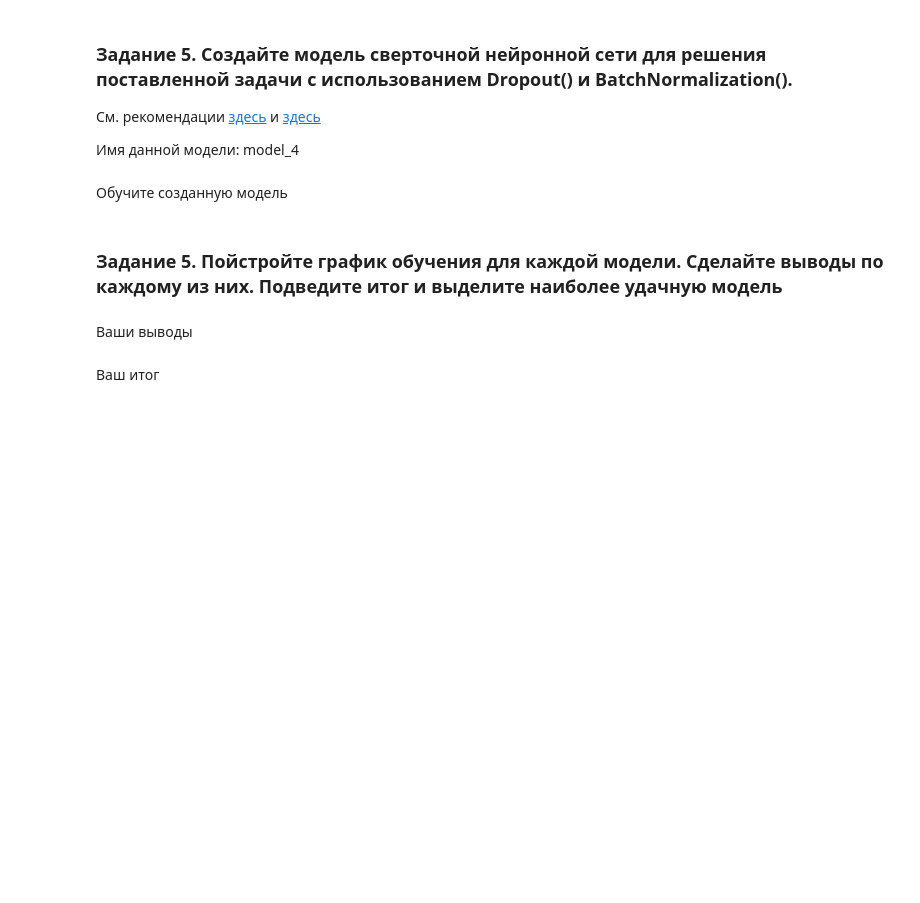
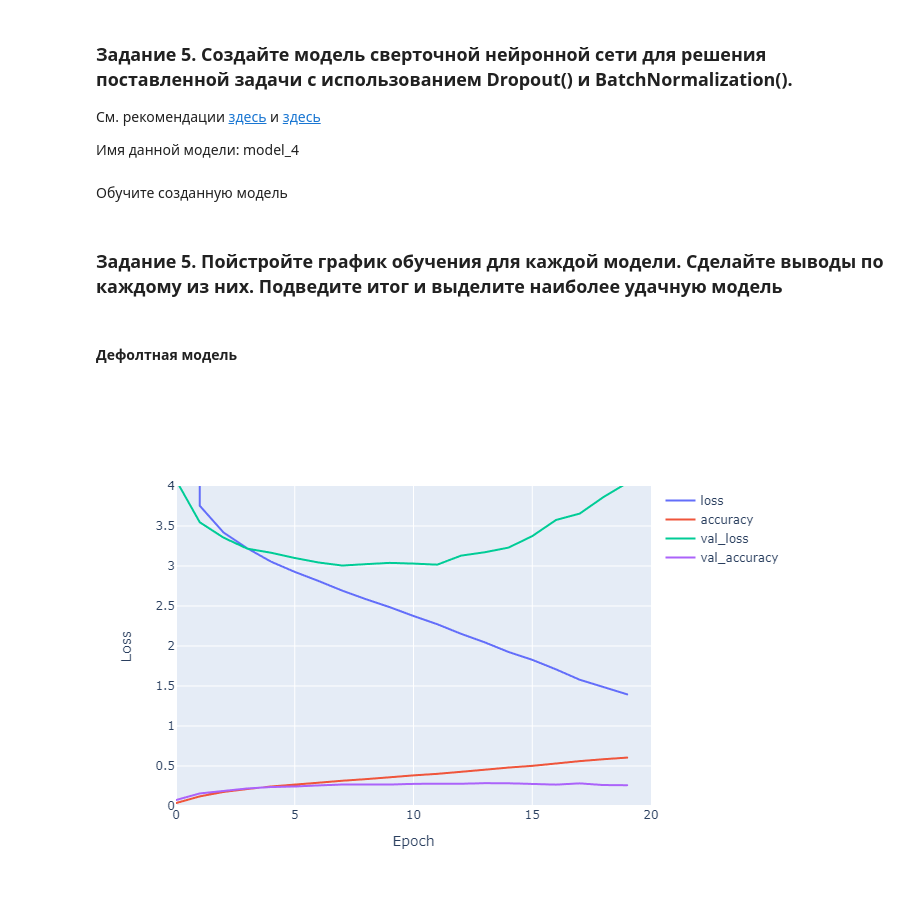
Before and after one commit to Flexlug/DeepLearning, a Jupyter notebook: Homework4/Homework4.ipynb, the cells around one changed output. Saved outputs shown, nothing was run; the diff lists cells and outputs as text; code cells hidden in the pictures; blank space fills up the shorter version.

```diff
--- a/Homework4/Homework4.ipynb
+++ b/Homework4/Homework4.ipynb
@@ -15,0 +57,10 @@
+# %%
+(x_train, y_train), (x_test, y_test) = keras.datasets.cifar100.load_data()
+
+y_train = keras.utils.np_utils.to_categorical(y_train, 100)
+y_test = keras.utils.np_utils.to_categorical(y_test, 100)
+
+print(x_train.shape)
+print(y_train.shape)
+print(x_test.shape)
+print(y_test.shape)
@@ -25,0 +119,12 @@
+# %%
+model_1.compile(loss=['categorical_crossentropy'], optimizer=Adamax(0.01), metrics=["accuracy"])
+
+history_1 = model_1.fit(
+    x_train,
+    y_train,
+    validation_data=(x_test, y_test),
+    epochs=20,
+    batch_size=256,
+    verbose=0,
+    callbacks=[TqdmCallback(verbose=1)]
+)
@@ -62,4 +290,22 @@
-# %% [markdown]
-Ваши выводы
-# %% [markdown]
-Ваш итог
+# %%
+def print_stats(history, epoches):
+    fig = go.Figure()
+
+    for key, _ in history.history.items():
+        fig.add_trace(go.Scattergl(y=history.history[key],
+                               name=key))
+
+    fig.update_layout(height=500, width=700,
+                  xaxis_title='Epoch',
+                  yaxis_title='Loss')
+
+    fig.update_xaxes(range=[0, epoches])
+    fig.update_yaxes(range=[0, 4])
+
+    fig.show()
+# %% [markdown]
+#### Дефолтная модель
+# %%
+print_stats(history_1, 20)
+# %% [output]
+[figure, added]
```
Also changed, not shown: parts of 28 cells of this notebook, 1 other file.
